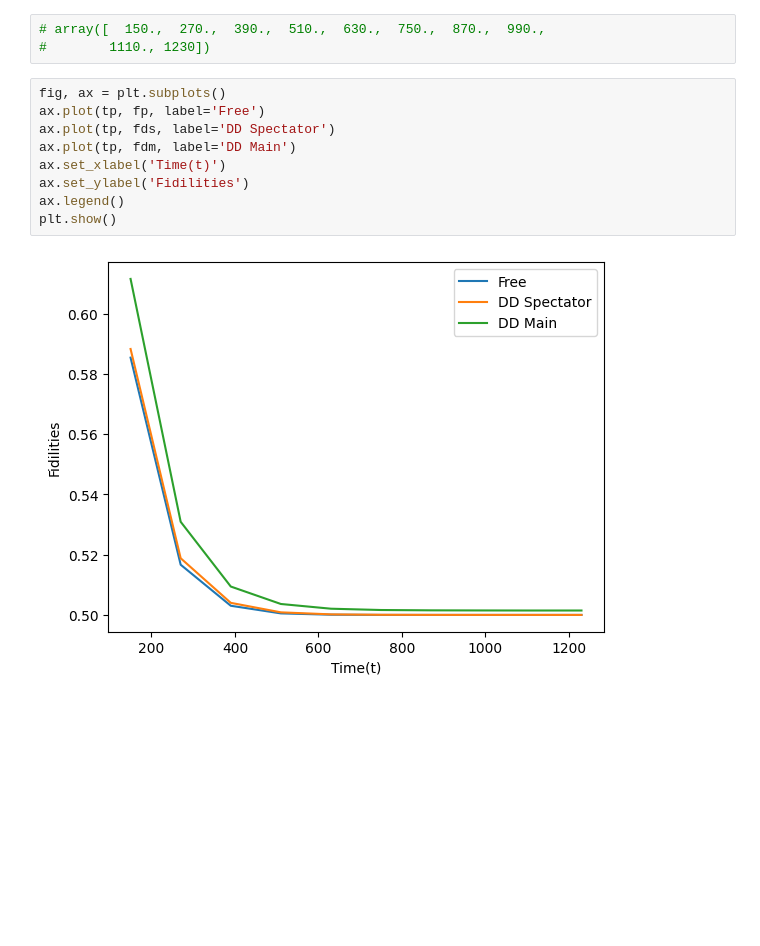
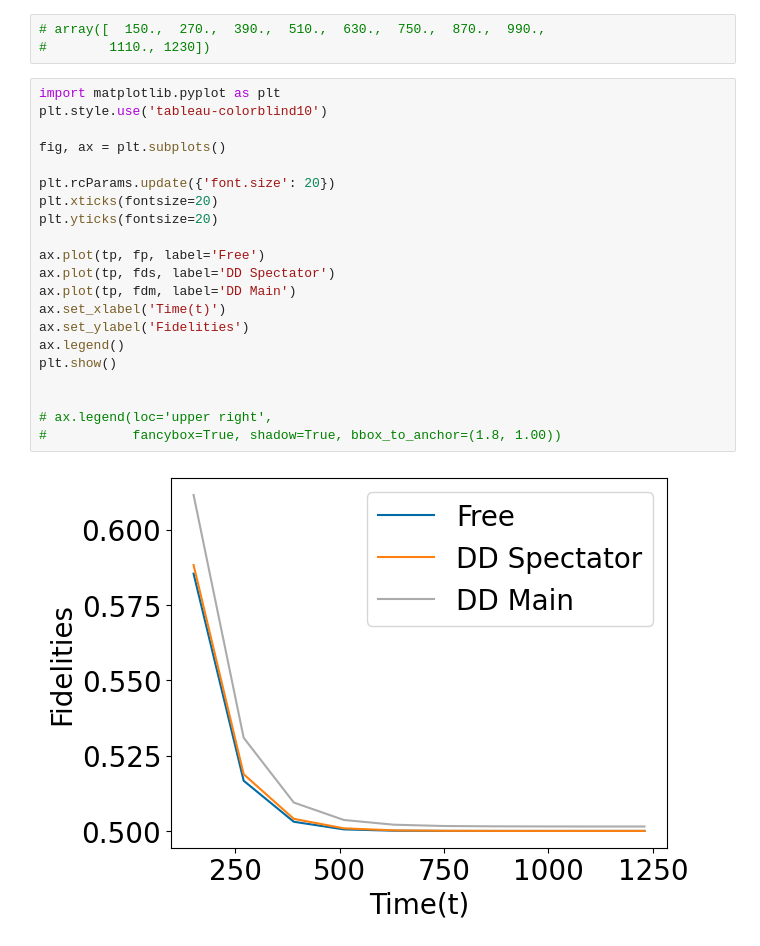
Before and after one commit to Manvi-Agrawal/Lab-ScQubits, a Jupyter notebook: repro/results/lindblad/lima/py_h5.ipynb, the cells around one changed output. Saved outputs shown, nothing was run; the diff lists cells and outputs as text; blank space fills up the shorter version.

Commit message:
improve plots

```diff
--- a/repro/results/lindblad/lima/py_h5.ipynb
+++ b/repro/results/lindblad/lima/py_h5.ipynb
@@ -41,13 +41,25 @@ tp
 # array([  150.,  270.,  390.,  510.,  630.,  750.,  870.,  990.,
 #        1110., 1230])
 # %%
+import matplotlib.pyplot as plt
+plt.style.use('tableau-colorblind10')
+
 fig, ax = plt.subplots()
+
+plt.rcParams.update({'font.size': 20})
+plt.xticks(fontsize=20)
+plt.yticks(fontsize=20)
+
 ax.plot(tp, fp, label='Free')
 ax.plot(tp, fds, label='DD Spectator')
 ax.plot(tp, fdm, label='DD Main')
 ax.set_xlabel('Time(t)')
-ax.set_ylabel('Fidilities')
+ax.set_ylabel('Fidelities')
 ax.legend()
 plt.show()
+
+
+# ax.legend(loc='upper right',
+#           fancybox=True, shadow=True, bbox_to_anchor=(1.8, 1.00))
 # %% [output]
-[figure, old version]
+[figure, new version]
```
Also changed, not shown: 1 other file.
